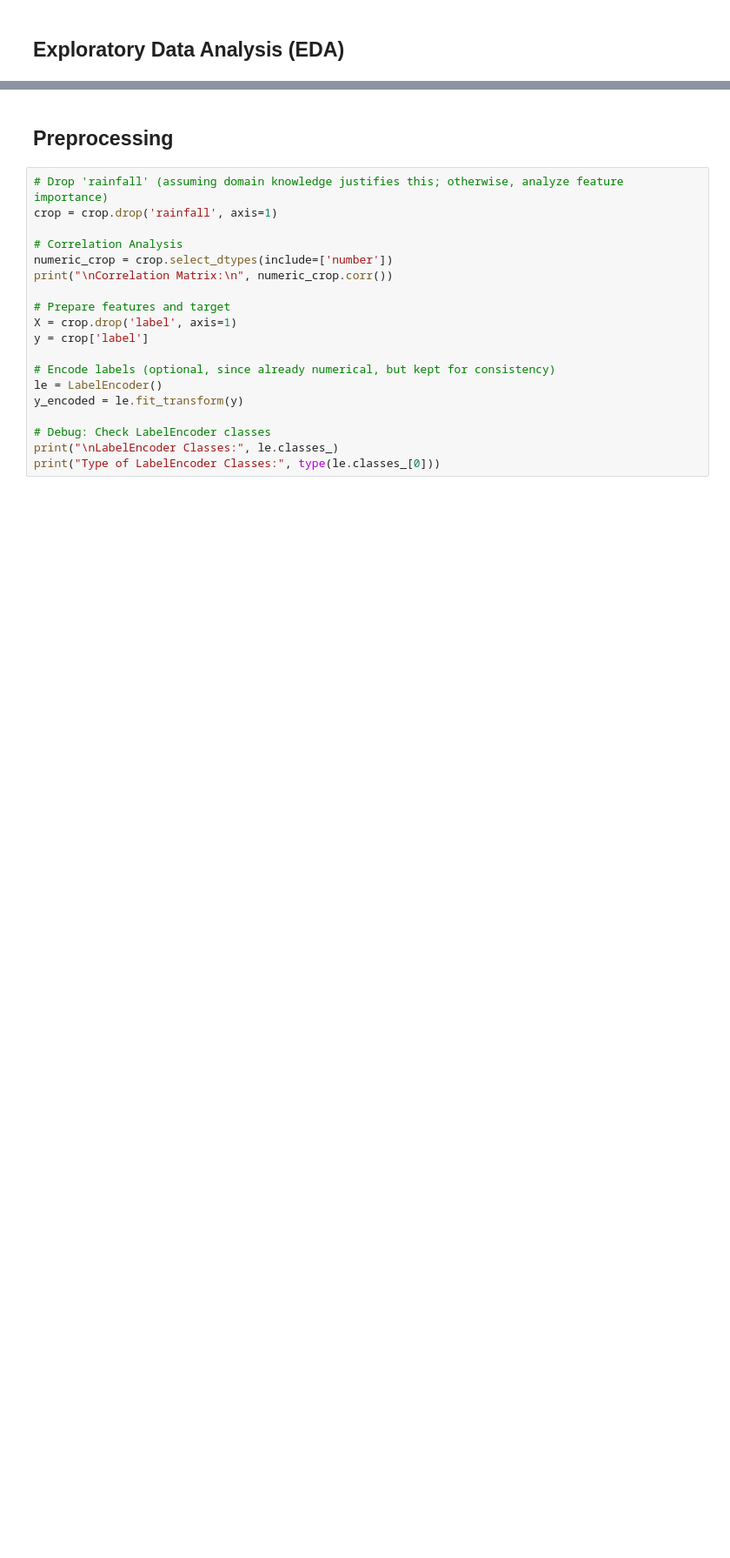
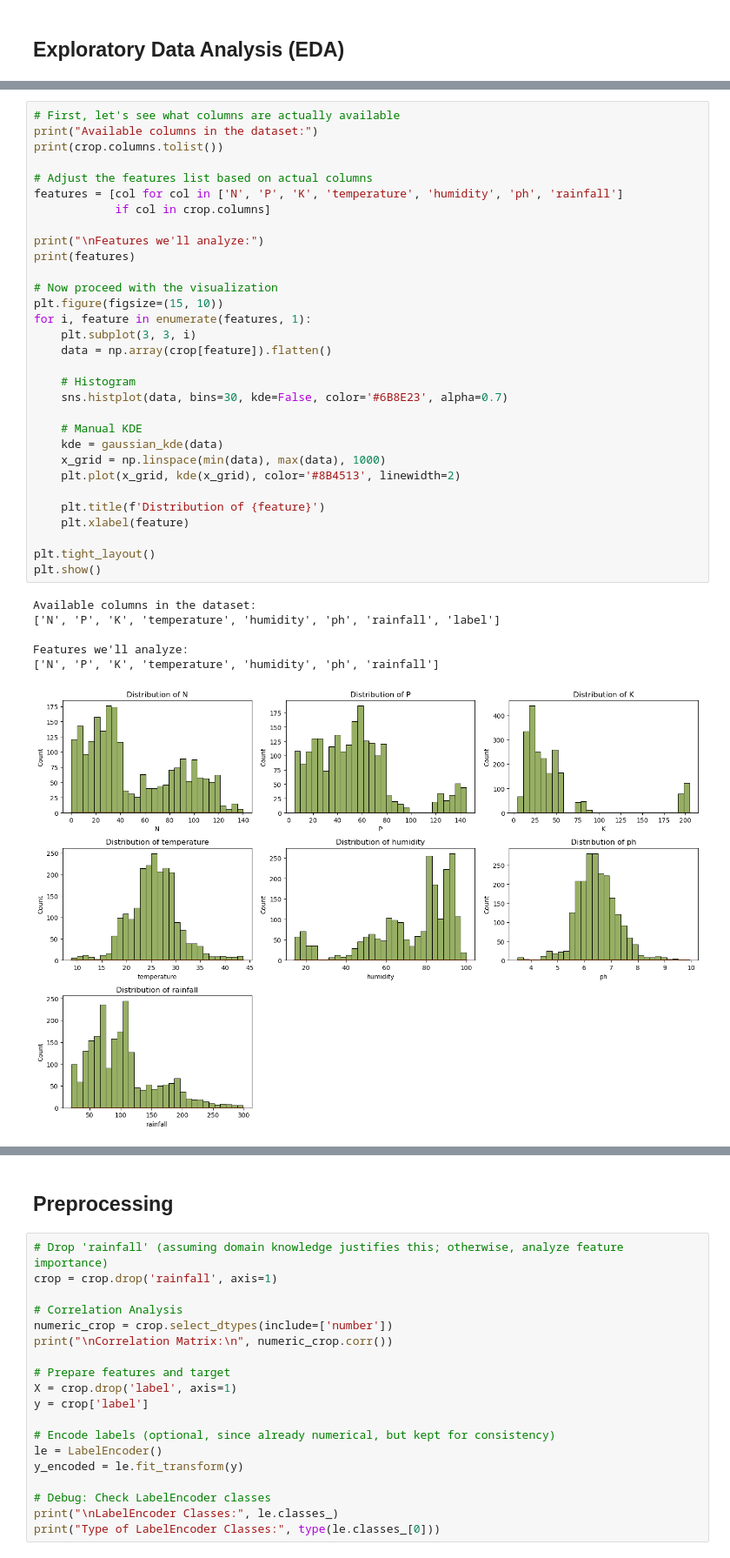
Before and after one commit to teddyhabtamu/Crop-Recommendation-Using-Soil-Type, a Jupyter notebook: Crop Recommendation Using Machine Learning.ipynb, the cells around one changed output, grey strips where cells are left out. Shown: that part at 87% size. Drawn from its saved outputs; the diff is of its cells as text; blank space fills up the shorter version.

```diff
--- a/Crop Recommendation Using Machine Learning.ipynb
+++ b/Crop Recommendation Using Machine Learning.ipynb
@@ -71,3 +74,41 @@ max       9.935091   298.560117    22.000000
 
 Unique Labels in Dataset (after mapping):
  [ 1  2 21 20 19 18 17 16 15 14 13 12 11 10  9  8  7  6  5  4  3 22]
+# %%
+# First, let's see what columns are actually available
+print("Available columns in the dataset:")
+print(crop.columns.tolist())
+
+# Adjust the features list based on actual columns
+features = [col for col in ['N', 'P', 'K', 'temperature', 'humidity', 'ph', 'rainfall']
+            if col in crop.columns]
+
+print("\nFeatures we'll analyze:")
+print(features)
+
+# Now proceed with the visualization
+plt.figure(figsize=(15, 10))
+for i, feature in enumerate(features, 1):
+    plt.subplot(3, 3, i)
+    data = np.array(crop[feature]).flatten()
+
+    # Histogram
+    sns.histplot(data, bins=30, kde=False, color='#6B8E23', alpha=0.7)
+
+    # Manual KDE
+    kde = gaussian_kde(data)
+    x_grid = np.linspace(min(data), max(data), 1000)
+    plt.plot(x_grid, kde(x_grid), color='#8B4513', linewidth=2)
+
+    plt.title(f'Distribution of {feature}')
+    plt.xlabel(feature)
+
+plt.tight_layout()
+plt.show()
+# %% [output]
+Available columns in the dataset:
+['N', 'P', 'K', 'temperature', 'humidity', 'ph', 'rainfall', 'label']
+
+Features we'll analyze:
+['N', 'P', 'K', 'temperature', 'humidity', 'ph', 'rainfall']
+[figure, added]
```
Also changed, not shown: parts of 7 cells of this notebook, 3 other files.
